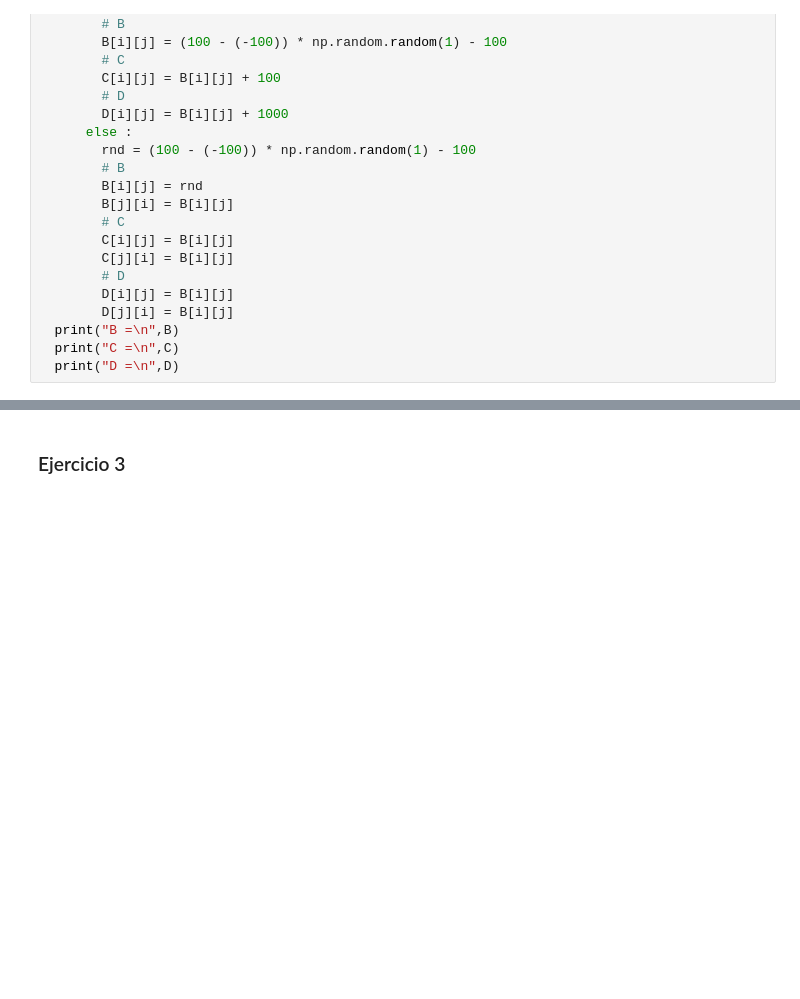
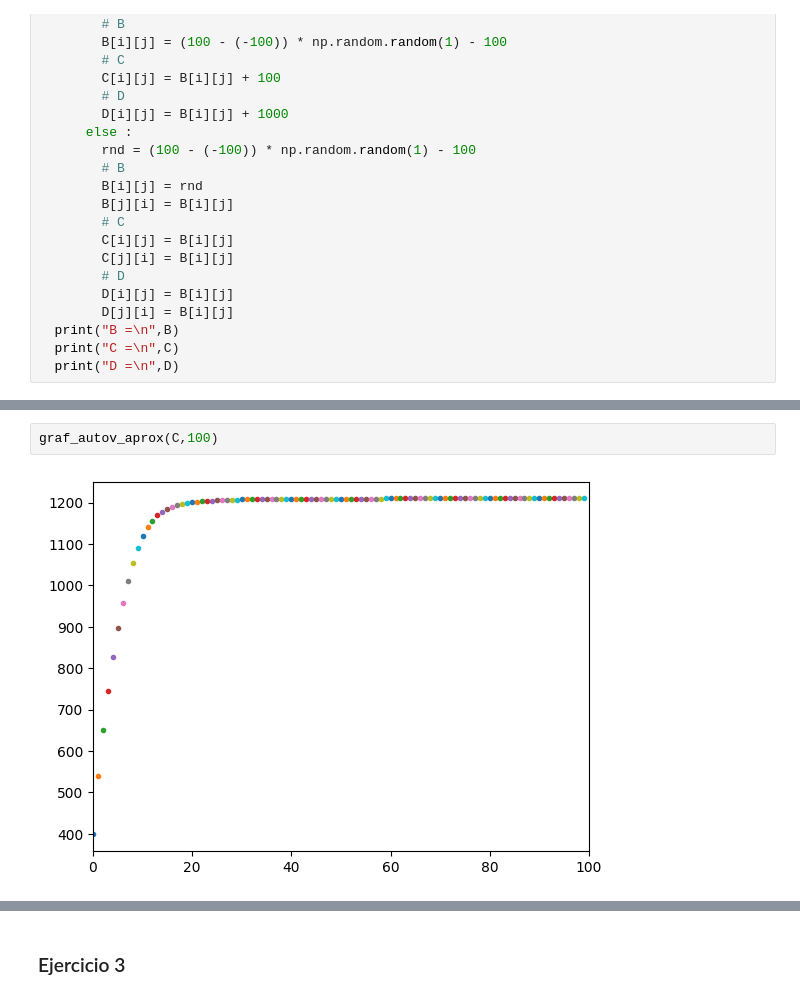
Before and after one commit to arielbakal/AlgebraLinealComputacional_UBA_FCEN, a Jupyter notebook: laboratorio/TP1/TP1.ipynb, the cells around one changed output, grey strips where cells are left out. Drawn from its saved outputs; the diff is of its cells as text; blank space fills up the shorter version.

```diff
--- a/laboratorio/TP1/TP1.ipynb
+++ b/laboratorio/TP1/TP1.ipynb
@@ -160,0 +104,4 @@ array([ 0.25038506,  0.64675261, -0.23903997,  0.23285745,  0.6384792 ])
+# %%
+graf_autov_aprox(C,100)
+# %% [output]
+[figure, added]
```
Also changed, not shown: parts of 29 cells of this notebook.
